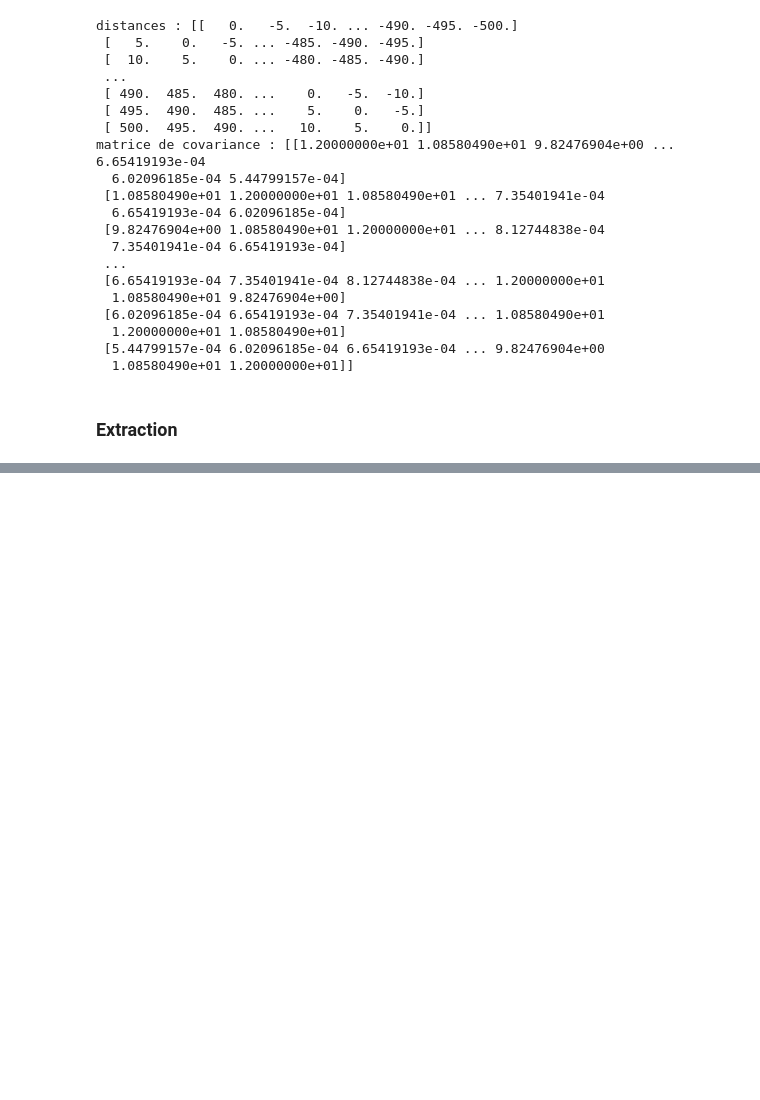
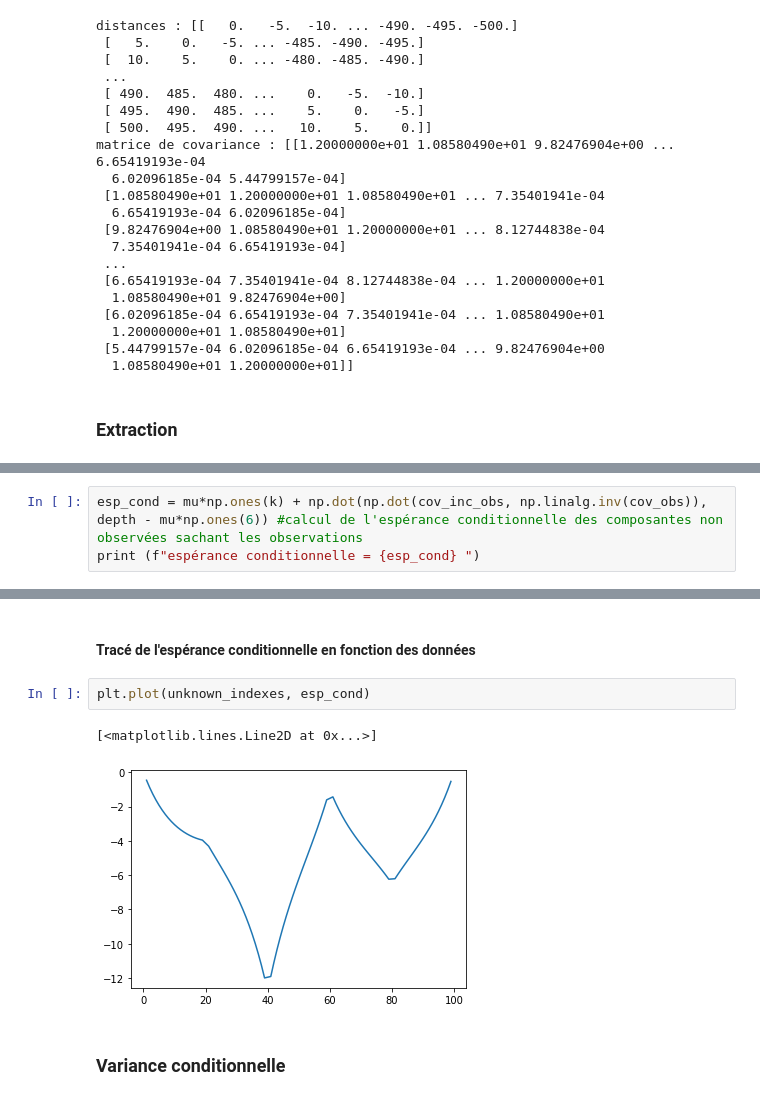
Before and after one commit to jeannebourgarel/projet_proba, a Jupyter notebook: projet_proba.ipynb, the cells around one changed output, grey strips where cells are left out. Cells and saved outputs as stored; diff of their text form; blank space fills up the shorter version.

```diff
--- a/projet_proba.ipynb
+++ b/projet_proba.ipynb
@@ -134,0 +137,3 @@ print(f" matrice de covariance entre les inconnues et les observations : {cov_in
+# %%
+esp_cond = mu*np.ones(k) + np.dot(np.dot(cov_inc_obs, np.linalg.inv(cov_obs)), depth - mu*np.ones(6)) #calcul de l'espérance conditionnelle des composantes non observées sachant les observations
+print (f"espérance conditionnelle = {esp_cond} ")
@@ -134,0 +160,9 @@ print(f" matrice de covariance entre les inconnues et les observations : {cov_in
+# %% [markdown]
+#### Tracé de l'espérance conditionnelle en fonction des données
+# %%
+plt.plot(unknown_indexes, esp_cond)
+# %% [output]
+[<matplotlib.lines.Line2D at 0x...>]
+[figure, added]
+# %% [markdown]
+### Variance conditionnelle
```
Also changed, not shown: parts of 14 cells of this notebook.
